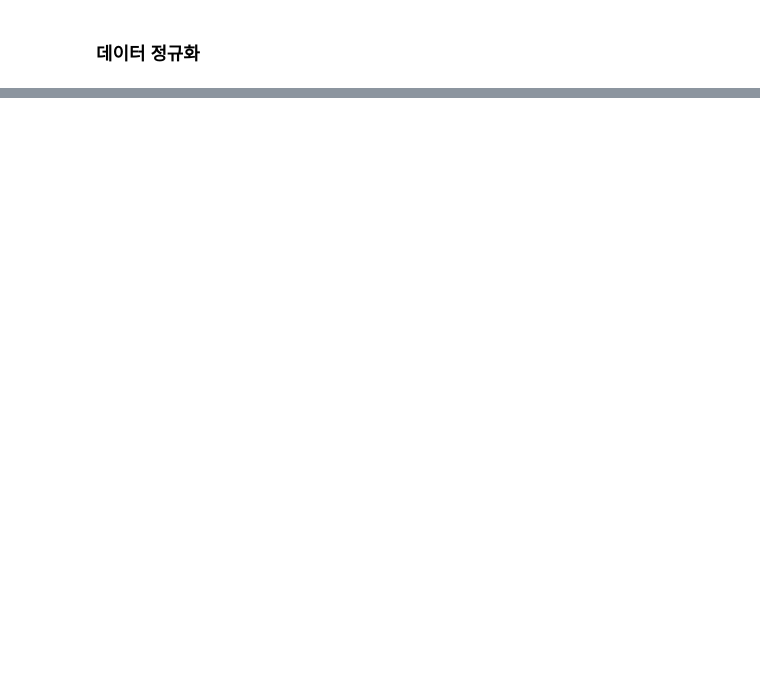
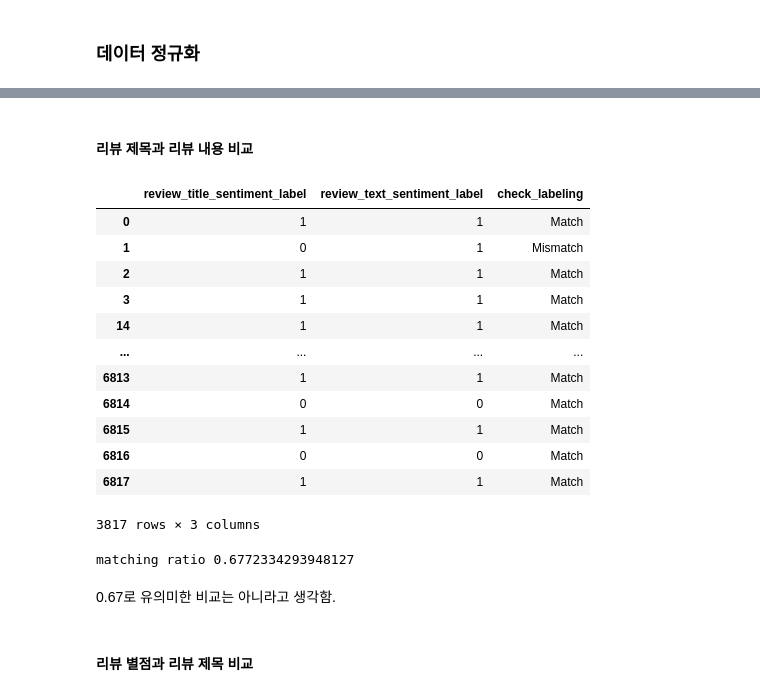
Before and after one commit to Konkuk-Univ-Glocal-Campus/ml202401-final-so900d, a Jupyter notebook: final_202020925.ipynb, the cells around one changed output, grey strips where cells are left out. Drawn from its saved outputs; the diff is of its cells as text; code cells hidden in the pictures; blank space fills up the shorter version.

```diff
--- a/final_202020925.ipynb
+++ b/final_202020925.ipynb
@@ -313,0 +304,19 @@ df
+# %%
+# VADER 감정 분석기 초기화
+vader_sentiment = SentimentIntensityAnalyzer()
+# %%
+# 감정 분석 함수 정의
+def calc_sentiment(review_tokens):
+    if isinstance(review_tokens, list):
+        review_text = ' '.join(review_tokens)  #토큰 리스트를 문자열로 변환
+        return vader_sentiment.polarity_scores(review_text) #감성 분석
+    else:
+        return {'neg': 0.0, 'neu': 0.0, 'pos': 0.0, 'compound': 0.0}  #기본값 반환
+
+# 데이터 프레임의 각 리뷰에 대해 감정 분석 수행
+df["review_title_sentiment_score"] = df['review_title_token'].apply(calc_sentiment)
+df["review_text_sentiment_score"] = df['review_text_token'].apply(calc_sentiment)
+
+# compound 점수만 추출하여 새로운 열 생성
+df['review_title_compound'] = df['review_title_sentiment_score'].apply(lambda x: x['compound'])
+df['review_text_compound'] = df['review_text_sentiment_score'].apply(lambda x: x['compound'])
@@ -313,0 +342,11 @@ df
+# %%
+# logistic regression 적용을 위한 라벨링 함수 정의
+def change_to_binary(sentiment_label):
+    if sentiment_label >= 0.1: #0.1 이상이면 긍정, 나머지는 부정
+        return 1
+    else:
+        return 0
+
+# 데이터 프레임의 각 리뷰에 대해 라벨링
+df["review_title_sentiment_label"] = df.review_title_compound.apply(change_to_binary)
+df["review_text_sentiment_label"] = df.review_text_compound.apply(change_to_binary)
@@ -313,0 +370,43 @@ df
+# %% [markdown]
+#### 리뷰 제목과 리뷰 내용 비교
+# %%
+# 리뷰의 제목과 내용에 대하여 라벨링된 감정 점수가 일치하는지 확인하는 함수 정의
+def check_labeling(review_title_sentiment_label, review_text_sentiment_label):
+    if review_title_sentiment_label == 1 and review_text_sentiment_label == 1:
+        return "Match"
+    elif review_title_sentiment_label == 0 and review_text_sentiment_label == 0:
+        return "Match"
+    else:
+        return "Mismatch"
+
+# 점수 비교
+df['check_labeling'] = df.apply(lambda row: check_labeling(row['review_title_sentiment_label'], row['review_text_sentiment_label']), axis=1)
+# %%
+# 데이터 확인
+df[['review_title_sentiment_label', 'review_text_sentiment_label', 'check_labeling']]
+# %% [output]
+|  | review_title_sentiment_label | review_text_sentiment_label | check_labeling |
+| 0 | 1 | 1 | Match |
+| 1 | 0 | 1 | Mismatch |
+| 2 | 1 | 1 | Match |
+| 3 | 1 | 1 | Match |
+| 14 | 1 | 1 | Match |
+| ... | ... | ... | ... |
+| 6813 | 1 | 1 | Match |
+| 6814 | 0 | 0 | Match |
+| 6815 | 1 | 1 | Match |
+| 6816 | 0 | 0 | Match |
+| 6817 | 1 | 1 | Match |
+3817 rows × 3 columns
+# %%
+# Match로 출력되는 비율 계산
+match_count = (df['check_labeling'] == 'Match').sum() # 'check_labeling' 열에서 'Match'인 항목의 수를 세고 match_count에 저장
+total_count = len(df) # DataFrame의 총 행 수를 total_count에 저장
+match_ratio = match_count / total_count # 'Match'로 출력되는 비율을 계산하여 match_ratio에 저장
+print("matching ratio", match_ratio)
+# %% [output]
+matching ratio 0.6772334293948127
+# %% [markdown]
+0.67로 유의미한 비교는 아니라고 생각함.
+# %% [markdown]
+#### 리뷰 별점과 리뷰 제목 비교
```
Also changed, not shown: parts of 31 cells of this notebook.
